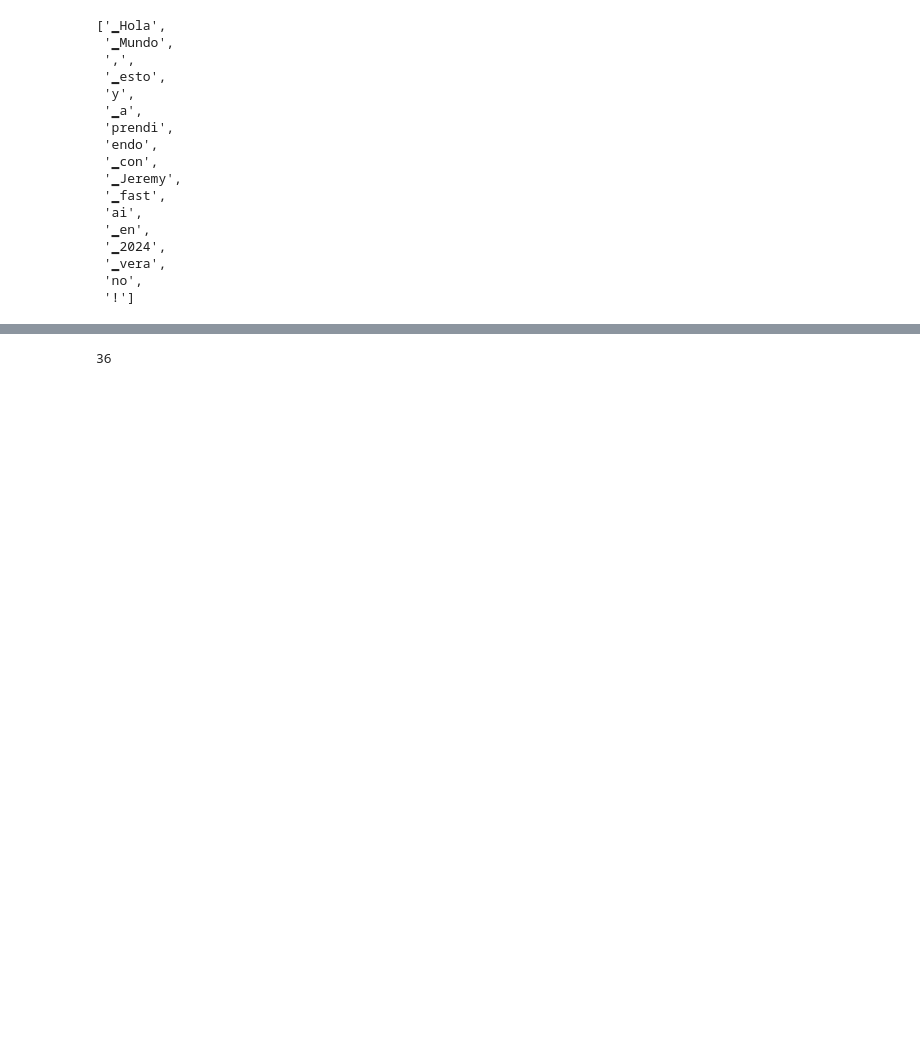
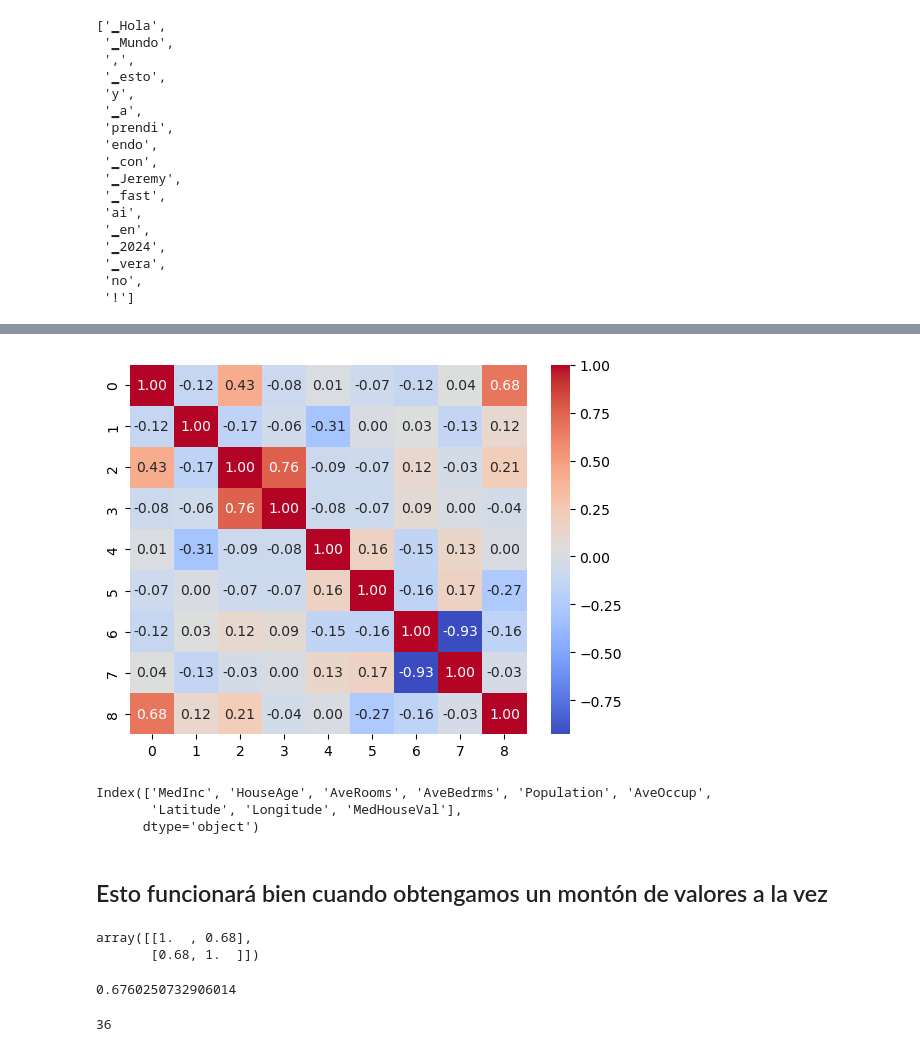
Before and after one commit to twistin/fastai-course, a Jupyter notebook: 04_Lesson/iterate-like-a-grandmaster.ipynb, the cells around one changed output, grey strips where cells are left out. Saved outputs shown, nothing was run; the diff lists cells and outputs as text; code cells hidden in the pictures; blank space fills up the shorter version.

```diff
--- a/04_Lesson/iterate-like-a-grandmaster.ipynb
+++ b/04_Lesson/iterate-like-a-grandmaster.ipynb
@@ -216,0 +232,4 @@ tokz.tokenize("Hola Mundo, estoy aprendiendo con Jeremy fastai en 2024 verano!")
+# %%
+housing = fetch_california_housing(as_frame=True)
+housing = housing['data'].join(housing['target']).sample(1000,random_state=52)
+housing.head(7)
@@ -216,0 +278,24 @@ tokz.tokenize("Hola Mundo, estoy aprendiendo con Jeremy fastai en 2024 verano!")
+# %%
+import seaborn as sns
+import matplotlib.pyplot as plt
+
+corr_matrix = np.corrcoef(housing, rowvar=False)
+sns.heatmap(corr_matrix, annot=True, fmt=".2f", cmap="coolwarm")
+plt.show()
+# %% [output]
+[figure, added]
+# %%
+# Si 'housing' es un DataFrame de pandas:
+variables = housing.columns
+print(variables)
+# %% [output]
+Index(['MedInc', 'HouseAge', 'AveRooms', 'AveBedrms', 'Population', 'AveOccup',
+       'Latitude', 'Longitude', 'MedHouseVal'],
+      dtype='object')
+# %% [markdown]
+## Esto funcionará bien cuando obtengamos un montón de valores a la vez
+# %%
+np.corrcoef(housing.MedInc, housing.MedHouseVal)
+# %% [output]
+array([[1.  , 0.68],
+       [0.68, 1.  ]])
@@ -217,3 +304,8 @@ tokz.tokenize("Hola Mundo, estoy aprendiendo con Jeremy fastai en 2024 verano!")
+# %%
+def corr(x,y): return np.corrcoef(x,y)[0][1]
+corr(housing.MedInc, housing.MedHouseVal)
+# %% [output]
+0.6760250732906014
 # %%
 eval_df = pd.read_csv(path/'test.csv')
 len(eval_df)
```
Also changed, not shown: parts of 18 cells of this notebook, 1 other file.
